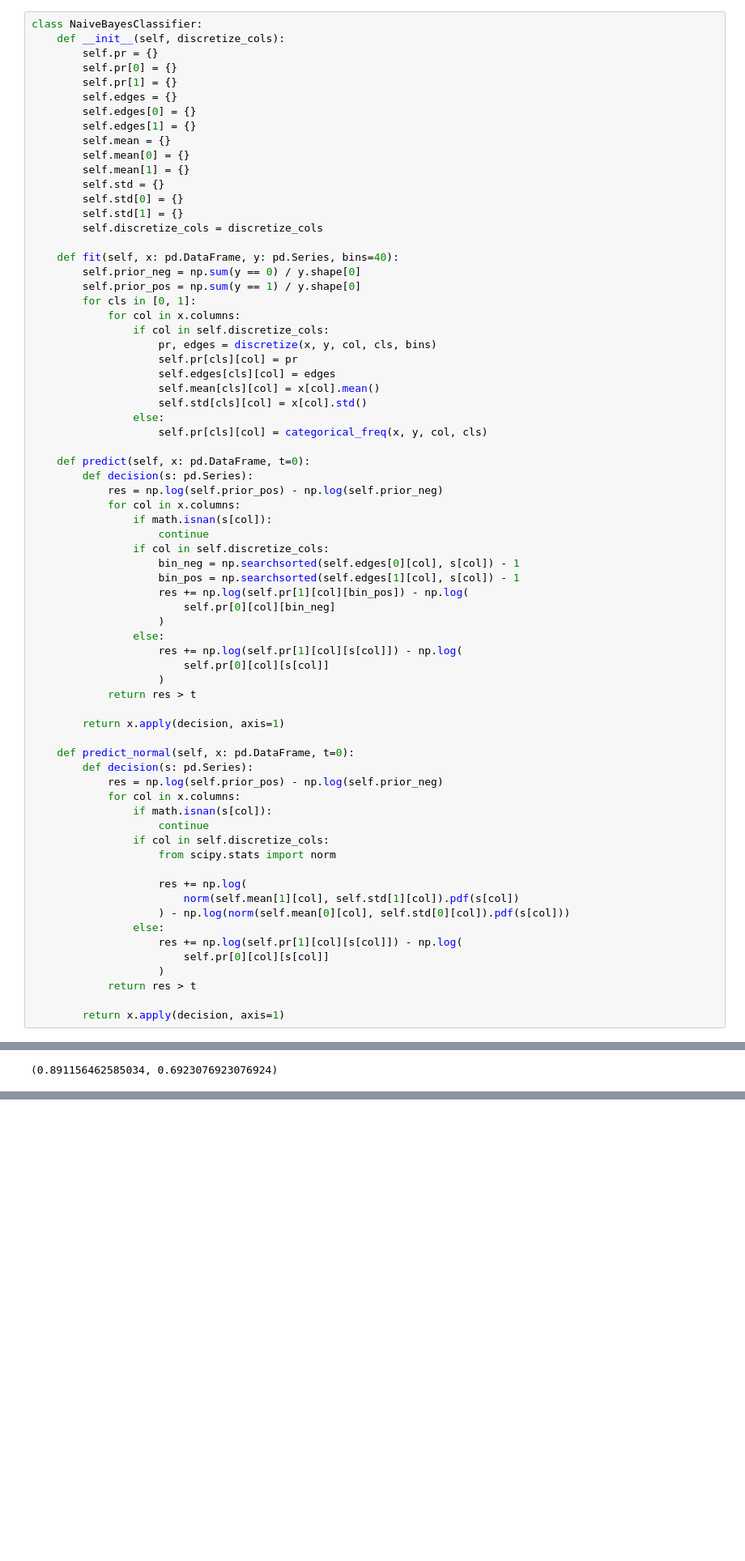
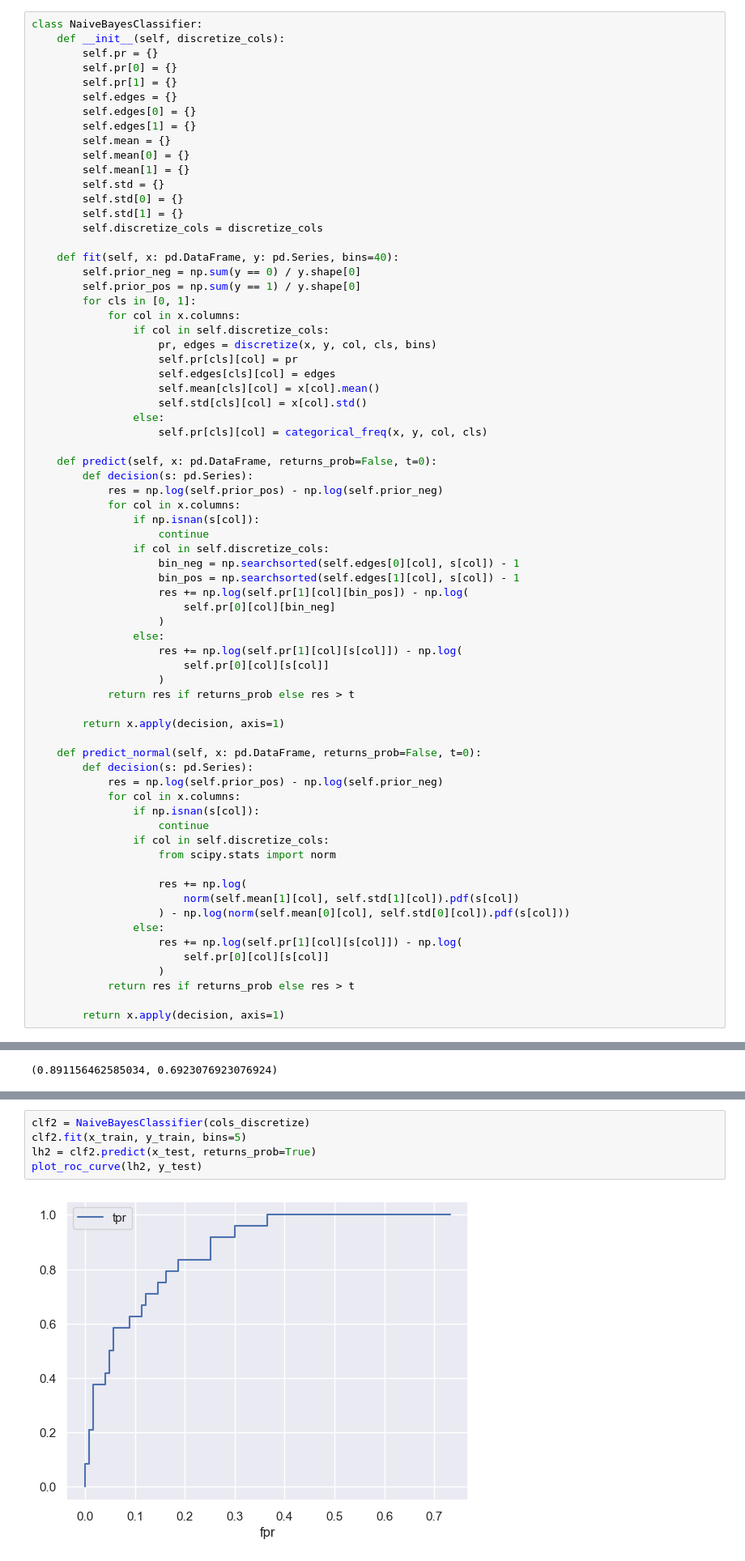
Before and after one commit to Mond45/pattern_recognition, a Jupyter notebook: hw2/Pattern_HW2_student_2024.ipynb, the cells around one changed output, grey strips where cells are left out. Shown at 81% size. Cells and saved outputs as stored; diff of their text form; blank space fills up the shorter version.

```diff
--- a/hw2/Pattern_HW2_student_2024.ipynb
+++ b/hw2/Pattern_HW2_student_2024.ipynb
@@ -267,11 +300,11 @@ class NaiveBayesClassifier:
                 else:
                     self.pr[cls][col] = categorical_freq(x, y, col, cls)
 
-    def predict(self, x: pd.DataFrame, t=0):
+    def predict(self, x: pd.DataFrame, returns_prob=False, t=0):
         def decision(s: pd.Series):
             res = np.log(self.prior_pos) - np.log(self.prior_neg)
             for col in x.columns:
-                if math.isnan(s[col]):
+                if np.isnan(s[col]):
                     continue
                 if col in self.discretize_cols:
                     bin_neg = np.searchsorted(self.edges[0][col], s[col]) - 1
@@ -283,15 +316,15 @@ class NaiveBayesClassifier:
                     res += np.log(self.pr[1][col][s[col]]) - np.log(
                         self.pr[0][col][s[col]]
                     )
-            return res > t
+            return res if returns_prob else res > t
 
         return x.apply(decision, axis=1)
 
-    def predict_normal(self, x: pd.DataFrame, t=0):
+    def predict_normal(self, x: pd.DataFrame, returns_prob=False, t=0):
         def decision(s: pd.Series):
             res = np.log(self.prior_pos) - np.log(self.prior_neg)
             for col in x.columns:
-                if math.isnan(s[col]):
+                if np.isnan(s[col]):
                     continue
                 if col in self.discretize_cols:
                     from scipy.stats import norm
@@ -303,7 +336,7 @@ class NaiveBayesClassifier:
                     res += np.log(self.pr[1][col][s[col]]) - np.log(
                         self.pr[0][col][s[col]]
                     )
-            return res > t
+            return res if returns_prob else res > t
 
         return x.apply(decision, axis=1)
 # %%
@@ -407,2 +454,9 @@ best_acc, best_f1
 # %% [markdown]
 ### T18. Change the number of discretization bins to 5. What happens to the RoC curve? Which discretization is better? The number of discretization bins can be considered as a hyperparameter, and must be chosen by comparing the final performance.
+# %%
+clf2 = NaiveBayesClassifier(cols_discretize)
+clf2.fit(x_train, y_train, bins=5)
+lh2 = clf2.predict(x_test, returns_prob=True)
+plot_roc_curve(lh2, y_test)
+# %% [output]
+[figure, added]
```
Also changed, not shown: parts of 20 cells of this notebook.
